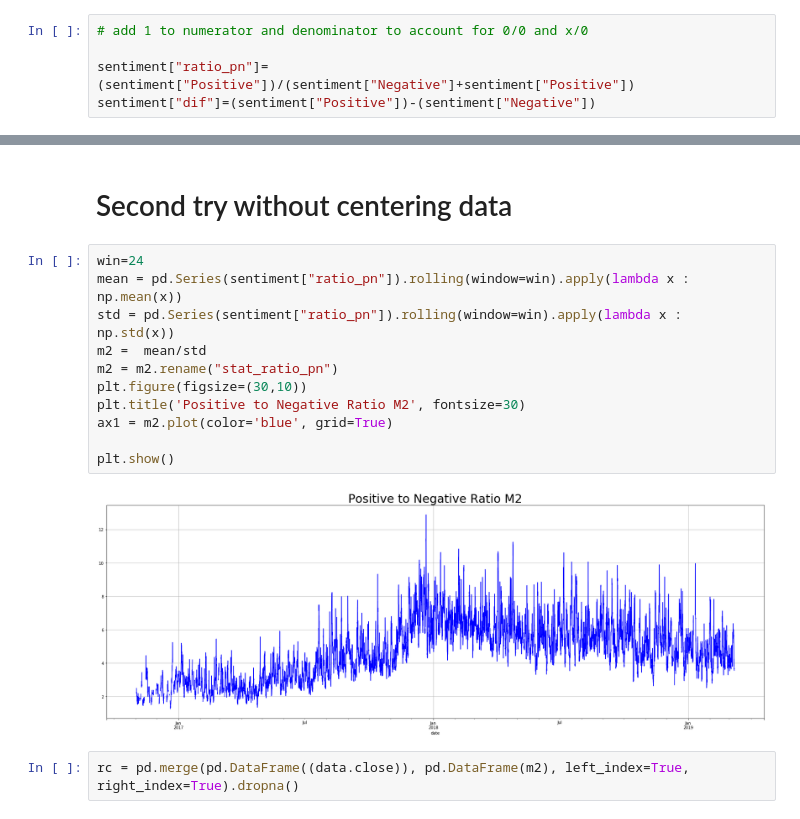
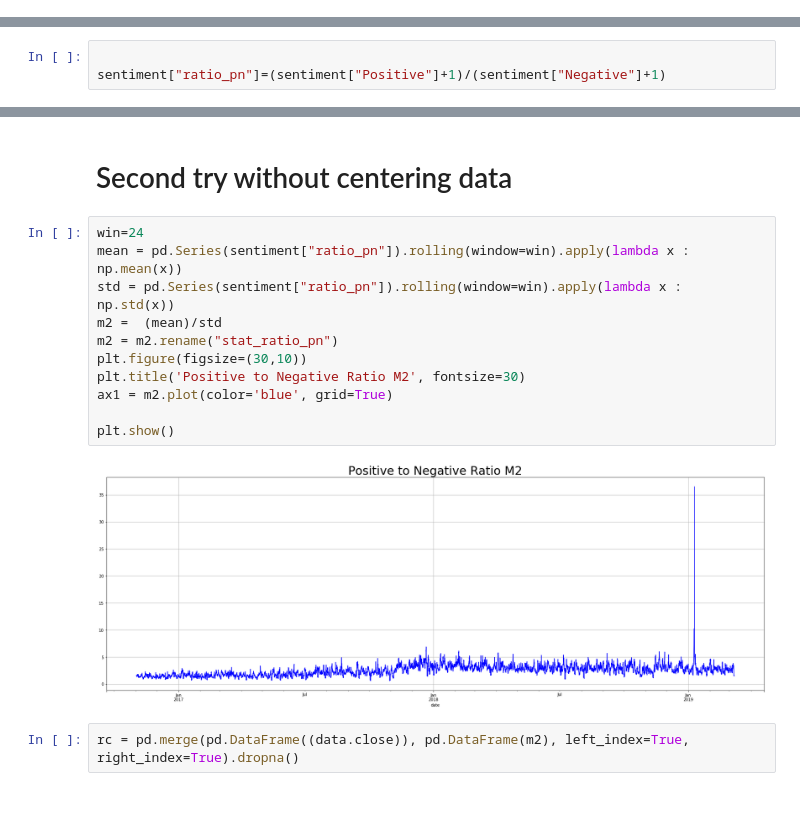
Before and after one commit to hoang777/augmento_challenge, a Jupyter notebook: augmento_ex2.ipynb, the cells around one changed output, grey strips where cells are left out. Saved outputs shown, nothing was run; the diff lists cells and outputs as text.

```diff
--- a/augmento_ex2.ipynb
+++ b/augmento_ex2.ipynb
@@ -46,8 +47,3 @@ data = df.drop_duplicates().set_index('timestamp')
 data.index = pd.to_datetime(data.index)
 # %% [markdown]
 # Find the ratio of positive to negative sentiment
-# %%
-# add 1 to numerator and denominator to account for 0/0 and x/0
-
-sentiment["ratio_pn"]=(sentiment["Positive"])/(sentiment["Negative"]+sentiment["Positive"])
-sentiment["dif"]=(sentiment["Positive"])-(sentiment["Negative"])
@@ -54,3 +54,6 @@ sentiment["dif"]=(sentiment["Positive"])-(sentiment["Negative"])
+# %%
+
+sentiment["ratio_pn"]=(sentiment["Positive"]+1)/(sentiment["Negative"]+1)
 # %% [markdown]
 # Standardize time series
 
@@ -83,16 +86,16 @@ plt.show()
 # %%
 win=24
 mean = pd.Series(sentiment["ratio_pn"]).rolling(window=win).apply(lambda x : np.mean(x))
 std = pd.Series(sentiment["ratio_pn"]).rolling(window=win).apply(lambda x : np.std(x))
-m2 =  mean/std
+m2 =  (mean)/std
 m2 = m2.rename("stat_ratio_pn")
 plt.figure(figsize=(30,10))
 plt.title('Positive to Negative Ratio M2', fontsize=30)
 ax1 = m2.plot(color='blue', grid=True)
 
 plt.show()
 # %% [output]
-[figure, old version]
+[figure, new version]
 # %%
 rc = pd.merge(pd.DataFrame((data.close)), pd.DataFrame(m2), left_index=True, right_index=True).dropna()
 # %%
```
Also changed, not shown: parts of 16 cells of this notebook.
